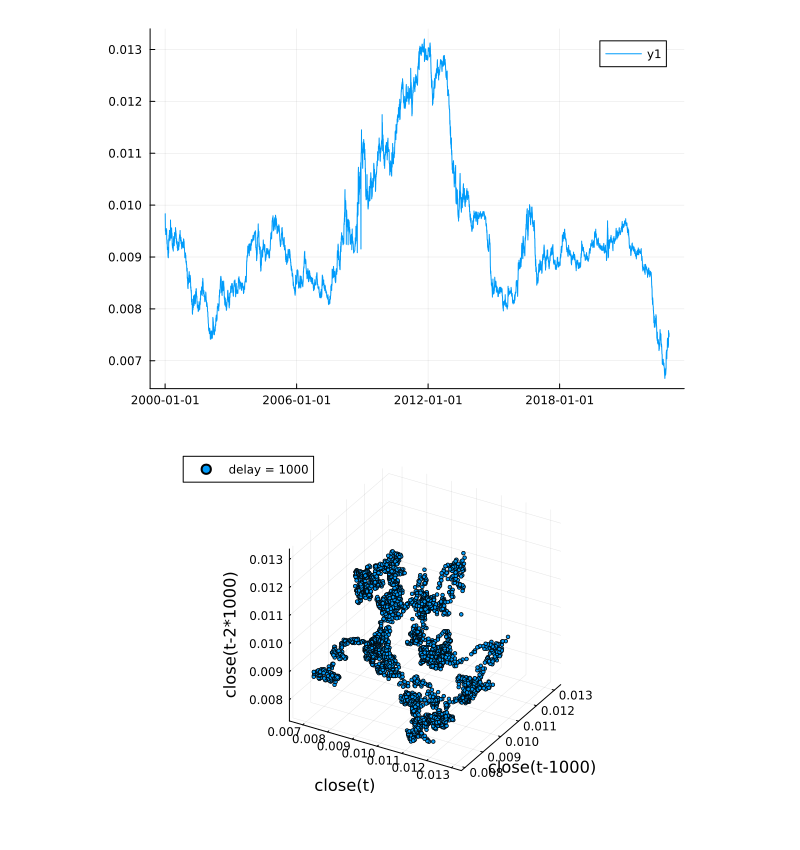
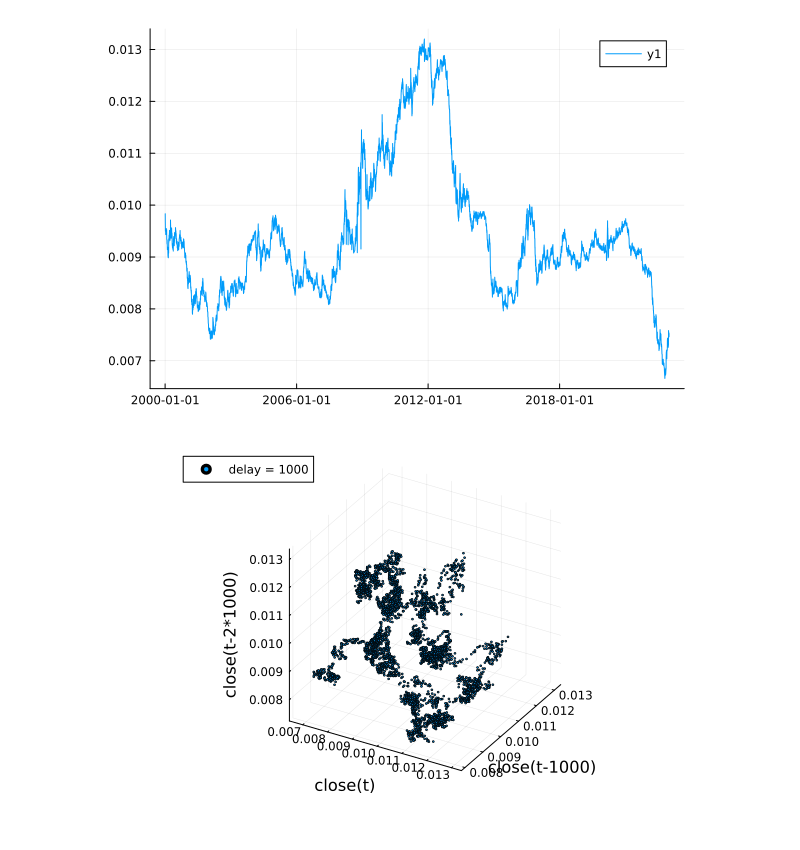
Before and after one commit to hibiki-kato/Lecture_Julia_ja, a Jupyter notebook: src/ex_rate.ipynb, the cells around one changed output. Cells and saved outputs as stored; diff of their text form; code cells hidden in the pictures.

```diff
--- a/src/ex_rate.ipynb
+++ b/src/ex_rate.ipynb
@@ -27,18 +27,18 @@ plot(date, close)
 # %%
 delay = 1000 # 適当なcloseの時間遅れ(日)
 dim = 3 # 適当な埋め込み次元
 
 # 時間遅れのデータを作成
 data = zeros(length(close) - (dim - 1) * delay, dim)
 for i = 1:dim
     data[:, i] = close[(dim-i)*delay+1:end-(i-1)*delay]
 end
 
 # プロット
 if dim == 2
-    scatter(data[:, 1], data[:, 2], markersize=2, label="delay = $delay", xlabel="close(t)", ylabel="close(t-$delay)", legend=:topleft)
+    scatter(data[:, 1], data[:, 2], markersize=1, label="delay = $delay", xlabel="close(t)", ylabel="close(t-$delay)", legend=:topleft)
 else
-    scatter(data[:, 1], data[:, 2], markersize=2, data[:, 3], label="delay = $delay", xlabel="close(t)", ylabel="close(t-$delay)", zlabel="close(t-2*$delay)", legend=:topleft)
+    scatter(data[:, 1], data[:, 2], markersize=1, data[:, 3], label="delay = $delay", xlabel="close(t)", ylabel="close(t-$delay)", zlabel="close(t-2*$delay)", legend=:topleft)
 end
 # %% [output]
-[figure, old version]
+[figure, new version]
```
Also changed, not shown: 1 other file.
